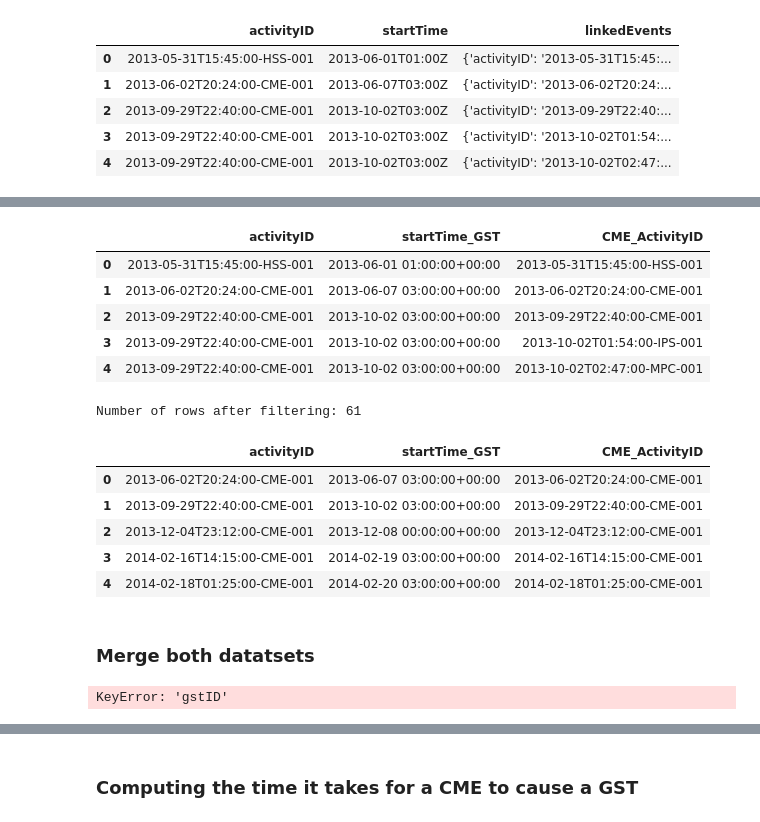
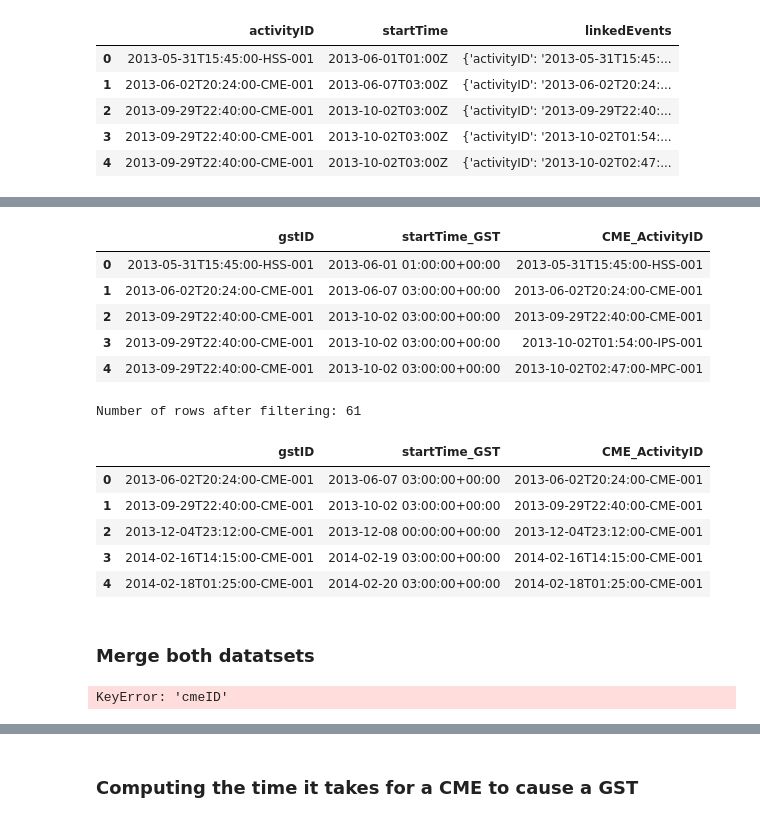
Before and after one commit to Armand57araujo/data-sourcing-challenge, a Jupyter notebook: retrieve_data.ipynb, the cells around one changed output, grey strips where cells are left out. Cells and saved outputs as stored; diff of their text form; code cells hidden in the pictures.

Commit message:
rectified errors in code, rectifying the remaining three

```diff
--- a/retrieve_data.ipynb
+++ b/retrieve_data.ipynb
@@ -141,7 +145,7 @@ for index in cme_df.index:
         expanded_rows.append({
             'activityID': activityID,
             'startTime': startTime,
-            'linkedEventID': event['activityID'],
+            'linkedEvents': event #['activityID'],
             # 'linkedEventType': event['type']
         })
 
@@ -181,7 +193,7 @@ expanded_df.head(15)
 def extract_activityID_from_dict(event_dict):
     try:
         # Attempt to extract the 'activityID' key from the dictionary
-        activity_id = event_dict['activityID']
+        activity_id = event_dict.get('activityID', None)
         return activity_id
     except KeyError as e:
         # Handle the case where the key 'activityID' is missing
@@ -193,7 +205,9 @@ def extract_activityID_from_dict(event_dict):
         return None
 
 # Test the function on one event in the list
-for event in linkedEvents:
-    activity_id = extract_activityID_from_dict(event)
-    print(f"Extracted activityID: {activity_id}")
+# for event in linkedEvents:
+#     activity_id = extract_activityID_from_dict(event)
+#     print(f"Extracted activityID: {activity_id}")
+
+extract_activityID_from_dict(expanded_df.loc[0, 'linkedEvents'])
 # %% [output]
@@ -445,37 +480,41 @@ gst_df_exploded_cleaned.head()
 # Rename startTime to startTime_GST
 
 # Drop linkedEvents
 
 # Verify that all steps were executed correctly
 
 # Convert 'CME_ActivityID' and 'gstID' columns to string format
+
+#rename activityID to gst_ID
+gst_df_exploded_cleaned.rename(columns={'activityID': 'gstID'}, inplace=True)
+
 gst_df_exploded_cleaned['CME_ActivityID'] = gst_df_exploded_cleaned['CME_ActivityID'].astype(str)
 
 
------------------------------------------------------------------------------------------------------------------
+# -----------------------------------------------------------------------------------------------------------------
 # I DO NOT SEE A gstID in the previous Data Frame!!!!!!
-# gst_df_exploded_cleaned['gstID'] = gst_df_exploded_cleaned['gstID'].astype(str)
------------------------------------------------------------------------------------------------------------------
+gst_df_exploded_cleaned['gstID'] = gst_df_exploded_cleaned['gstID'].astype(str)
+# -----------------------------------------------------------------------------------------------------------------
 
 
 
 
 # Convert 'startTime' to datetime format
 gst_df_exploded_cleaned['startTime'] = pd.to_datetime(gst_df_exploded_cleaned['startTime'], errors='coerce')
 
 # Rename 'startTime' to 'startTime_GST'
 gst_df_exploded_cleaned.rename(columns={'startTime': 'startTime_GST'}, inplace=True)
 
 # Drop the 'linkedEvents' column
 gst_df_exploded_cleaned.drop(columns=['linkedEvents'], inplace=True)
 
 # Verify that all steps were executed correctly by printing the first few rows
 gst_df_exploded_cleaned.head()
 
 
 # gst_df_exploded_cleaned.dtypes
 # %% [output]
-|  | activityID | startTime_GST | CME_ActivityID |
+|  | gstID | startTime_GST | CME_ActivityID |
 | 0 | 2013-05-31T15:45:00-HSS-001 | 2013-06-01 01:00:00+00:00 | 2013-05-31T15:45:00-HSS-001 |
 | 1 | 2013-06-02T20:24:00-CME-001 | 2013-06-07 03:00:00+00:00 | 2013-06-02T20:24:00-CME-001 |
 | 2 | 2013-09-29T22:40:00-CME-001 | 2013-10-02 03:00:00+00:00 | 2013-09-29T22:40:00-CME-001 |
@@ -499,7 +538,7 @@ print(f"Number of rows after filtering: {gst_df_filtered.shape[0]}")
 gst_df_filtered.head()
 # %% [output]
 Number of rows after filtering: 61
-|  | activityID | startTime_GST | CME_ActivityID |
+|  | gstID | startTime_GST | CME_ActivityID |
 | 0 | 2013-06-02T20:24:00-CME-001 | 2013-06-07 03:00:00+00:00 | 2013-06-02T20:24:00-CME-001 |
 | 1 | 2013-09-29T22:40:00-CME-001 | 2013-10-02 03:00:00+00:00 | 2013-09-29T22:40:00-CME-001 |
 | 2 | 2013-12-04T23:12:00-CME-001 | 2013-12-08 00:00:00+00:00 | 2013-12-04T23:12:00-CME-001 |
@@ -513,10 +552,14 @@ Number of rows after filtering: 61
 # Assuming gst_df_filtered is the GST dataset and cme_df_cleaned is the CME dataset
 
 # Merge the datasets on 'gstID' and 'CME_ActivityID' from GST with 'GST_ActivityID' and 'cmeID' from CME
+
+
+
+# Refer to the pandas documentation for merging dtatframes to complete
 merged_df = pd.merge(gst_df_filtered, cme_df_cleaned,
-                     left_on=['gstID', 'CME_ActivityID'],
+                     left_on=['gstID', 'CME_ActivityID','cmeID'],
                      right_on=['GST_ActivityID', 'cmeID'],
-                     how='left')
+                     how='inner')
 
 # Display the first few rows of the merged DataFrame
 
@@ -526,7 +569,7 @@ print(f"Number of rows in the merged DataFrame: {merged_df.shape[0]}")
 
 merged_df.head()
 # %% [output]
-KeyError: 'gstID'
+KeyError: 'cmeID'
 # %%
 # Verify that the new DataFrame has the same number of rows as cme and gst
 
```
Also changed, not shown: parts of 14 cells of this notebook, 1 other file.
